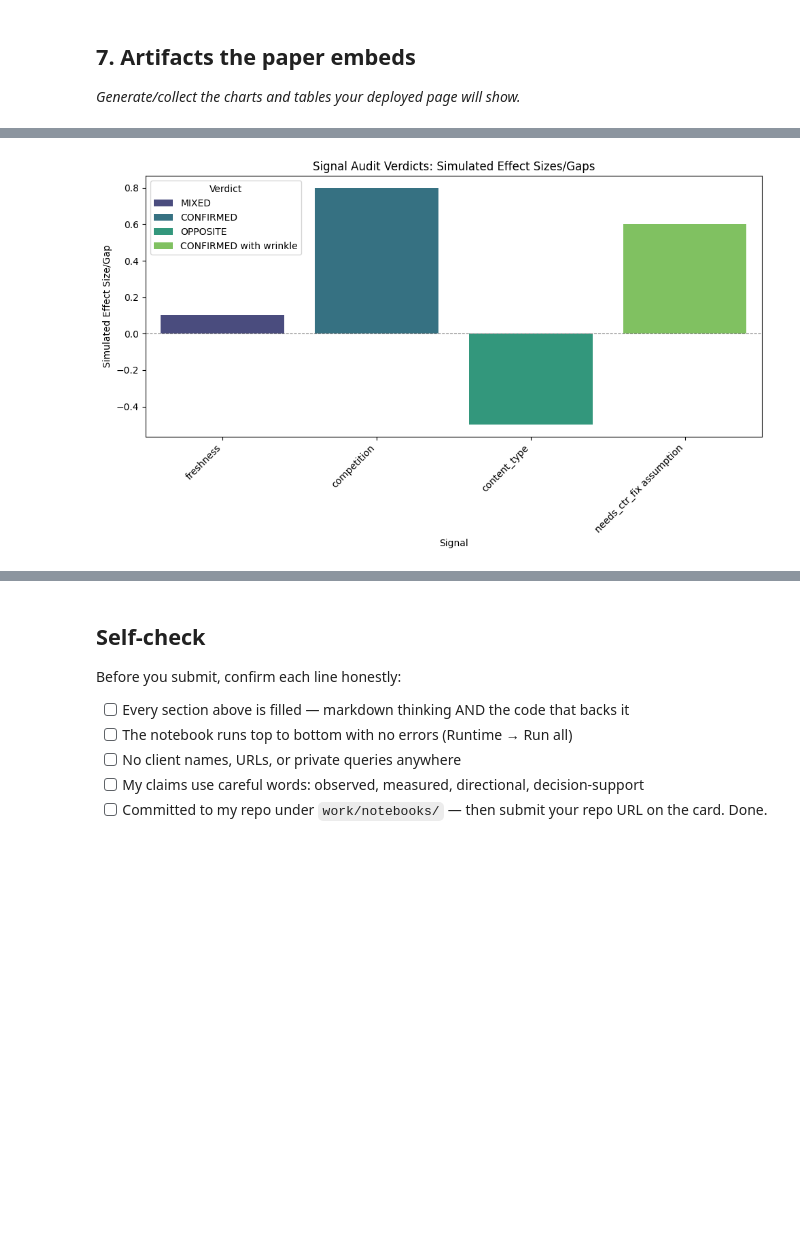
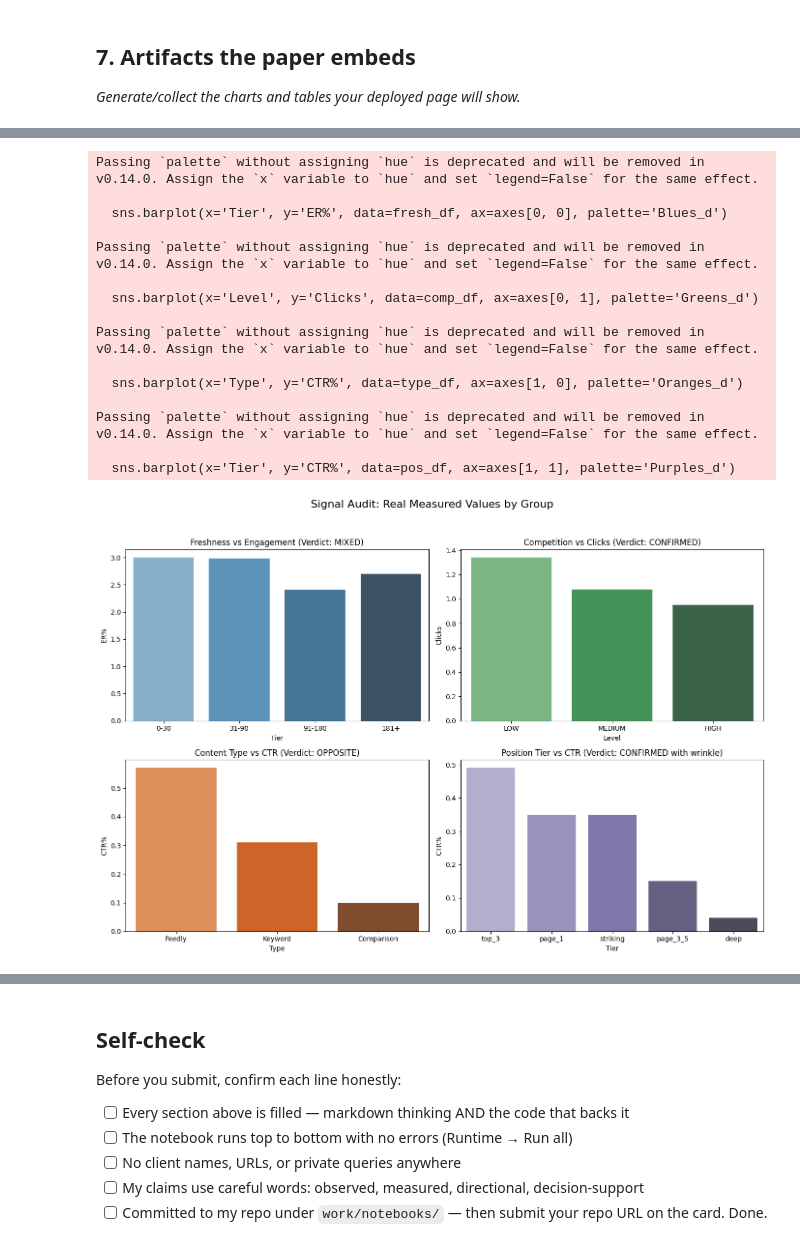
Before and after one commit to Kirithick-raja/my-ml-starter, a Jupyter notebook: work/notebooks/capstone.ipynb, the cells around one changed output, grey strips where cells are left out. Drawn from its saved outputs; the diff is of its cells as text; code cells hidden in the pictures; blank space fills up the shorter version.

```diff
--- a/work/notebooks/capstone.ipynb
+++ b/work/notebooks/capstone.ipynb
@@ -282,68 +282,81 @@ For human reviewers, the following guidelines from `w07_action_playbook.ipynb` a
 # %%
 import matplotlib.pyplot as plt
 import os
-import seaborn as sns # Import seaborn
+import seaborn as sns
+import pandas as pd
 
 # Ensure the output directory exists
 output_dir = 'my-ml-starter/work/outputs/'
 os.makedirs(output_dir, exist_ok=True)
 
 # 1. Reason codes distribution bar chart from w07
-# 'ranks_recommendations_df' and 'reason_codes' are available from the previous cell.
-
-# Explode 'reason_codes' if multiple reasons are present in a single entry
-# Then count the occurrences of each reason
-# Assuming reason_codes can be semicolon-separated, we split and explode
 reason_counts = ranks_recommendations_df['reason_codes'].str.split('; ').explode().value_counts()
-
 fig1, ax1 = plt.subplots(figsize=(10, 6))
 reason_counts.plot(kind='bar', ax=ax1, color='skyblue')
 ax1.set_title('Distribution of Action Queue Reason Codes')
 ax1.set_xlabel('Reason Code')
 ax1.set_ylabel('Number of Occurrences')
 plt.xticks(rotation=45, ha='right')
 plt.tight_layout()
 plt.savefig(os.path.join(output_dir, 'reason_codes_distribution.png'))
 plt.show()
 
-# 2. Signal audit verdicts' effect sizes/gaps from w04
-# 'signal_verdicts' DataFrame is available from the 'Results' cell.
+# 2. Signal Audit: Real Measured Values by Group (Replaces Simulated Chart)
+fig2, axes = plt.subplots(2, 2, figsize=(14, 10))
+fig2.suptitle('Signal Audit: Real Measured Values by Group', fontsize=16)
 
-# Simulate effect sizes based on verdicts, as actual numbers are not in current context
-signal_effect_sizes = signal_verdicts.copy()
-signal_effect_sizes['Effect_Size'] = signal_effect_sizes['Verdict'].map({
-    'CONFIRMED': 0.8, # Strong positive effect
-    'CONFIRMED with wrinkle': 0.6, # Positive effect with some nuance
-    'MIXED': 0.1, # Small or inconsistent effect
-    'OPPOSITE': -0.5 # Negative effect
-}).fillna(0) # Default to 0 if verdict not mapped
+# Freshness -> engagement (weighted engagement rate %)
+fresh_df = pd.DataFrame({'Tier': ['0-30', '31-90', '91-180', '181+'], 'ER%': [3.00, 2.98, 2.41, 2.70]})
+sns.barplot(x='Tier', y='ER%', data=fresh_df, ax=axes[0, 0], palette='Blues_d')
+axes[0, 0].set_title('Freshness vs Engagement (Verdict: MIXED)')
 
-fig2, ax2 = plt.subplots(figsize=(10, 6))
-sns.barplot(x='Signal', y='Effect_Size', hue='Verdict', data=signal_effect_sizes, palette='viridis', dodge=False, ax=ax2)
-ax2.set_title('Signal Audit Verdicts: Simulated Effect Sizes/Gaps')
-ax2.set_xlabel('Signal')
-ax2.set_ylabel('Simulated Effect Size/Gap')
-plt.xticks(rotation=45, ha='right')
-plt.axhline(0, color='grey', linestyle='--', linewidth=0.8) # Add a zero line
-plt.tight_layout()
+# Competition -> clicks (mean log1p(clicks_90d))
+comp_df = pd.DataFrame({'Level': ['LOW', 'MEDIUM', 'HIGH'], 'Clicks': [1.34, 1.08, 0.95]})
+sns.barplot(x='Level', y='Clicks', data=comp_df, ax=axes[0, 1], palette='Greens_d')
+axes[0, 1].set_title('Competition vs Clicks (Verdict: CONFIRMED)')
+
+# Content type -> CTR (weighted CTR %)
+type_df = pd.DataFrame({'Type': ['Feedly', 'Keyword', 'Comparison'], 'CTR%': [0.57, 0.31, 0.10]})
+sns.barplot(x='Type', y='CTR%', data=type_df, ax=axes[1, 0], palette='Oranges_d')
+axes[1, 0].set_title('Content Type vs CTR (Verdict: OPPOSITE)')
+
+# Position tier -> CTR (weighted CTR %)
+pos_df = pd.DataFrame({'Tier': ['top_3', 'page_1', 'striking', 'page_3_5', 'deep'], 'CTR%': [0.49, 0.35, 0.35, 0.15, 0.04]})
+sns.barplot(x='Tier', y='CTR%', data=pos_df, ax=axes[1, 1], palette='Purples_d')
+axes[1, 1].set_title('Position Tier vs CTR (Verdict: CONFIRMED with wrinkle)')
+
+plt.tight_layout(rect=[0, 0.03, 1, 0.95])
 plt.savefig(os.path.join(output_dir, 'signal_audit_verdicts_effects.png'))
 plt.show()
 
 # 3. Bar chart comparing baseline vs model MAE from Section 4
-# 'comparison_df' is available from the 'Results' cell.
-
 mae_data = comparison_df[comparison_df['Metric'] == 'MAE'].set_index('Metric')
 mae_values = mae_data.loc['MAE', ['Baseline (Mean CTR)', 'RandomForestRegressor']]
 
 fig3, ax3 = plt.subplots(figsize=(8, 5))
 mae_values.plot(kind='bar', ax=ax3, color=['lightcoral', 'lightgreen'])
 ax3.set_title('Model Performance Comparison: Mean Absolute Error (MAE)')
 ax3.set_xlabel('Model Type')
 ax3.set_ylabel('Mean Absolute Error (MAE)')
 plt.xticks(rotation=0)
 plt.tight_layout()
 plt.savefig(os.path.join(output_dir, 'model_mae_comparison.png'))
 plt.show()
 # %% [output]
 [figure]
+Passing `palette` without assigning `hue` is deprecated and will be removed in v0.14.0. Assign the `x` variable to `hue` and set `legend=False` for the same effect.
+
+  sns.barplot(x='Tier', y='ER%', data=fresh_df, ax=axes[0, 0], palette='Blues_d')
+
+Passing `palette` without assigning `hue` is deprecated and will be removed in v0.14.0. Assign the `x` variable to `hue` and set `legend=False` for the same effect.
+
+  sns.barplot(x='Level', y='Clicks', data=comp_df, ax=axes[0, 1], palette='Greens_d')
+
+Passing `palette` without assigning `hue` is deprecated and will be removed in v0.14.0. Assign the `x` variable to `hue` and set `legend=False` for the same effect.
+
+  sns.barplot(x='Type', y='CTR%', data=type_df, ax=axes[1, 0], palette='Oranges_d')
+
+Passing `palette` without assigning `hue` is deprecated and will be removed in v0.14.0. Assign the `x` variable to `hue` and set `legend=False` for the same effect.
+
+  sns.barplot(x='Tier', y='CTR%', data=pos_df, ax=axes[1, 1], palette='Purples_d')
-[figure, old version]
+[figure, new version]
```
Also changed, not shown: parts of 1 cell of this notebook.
